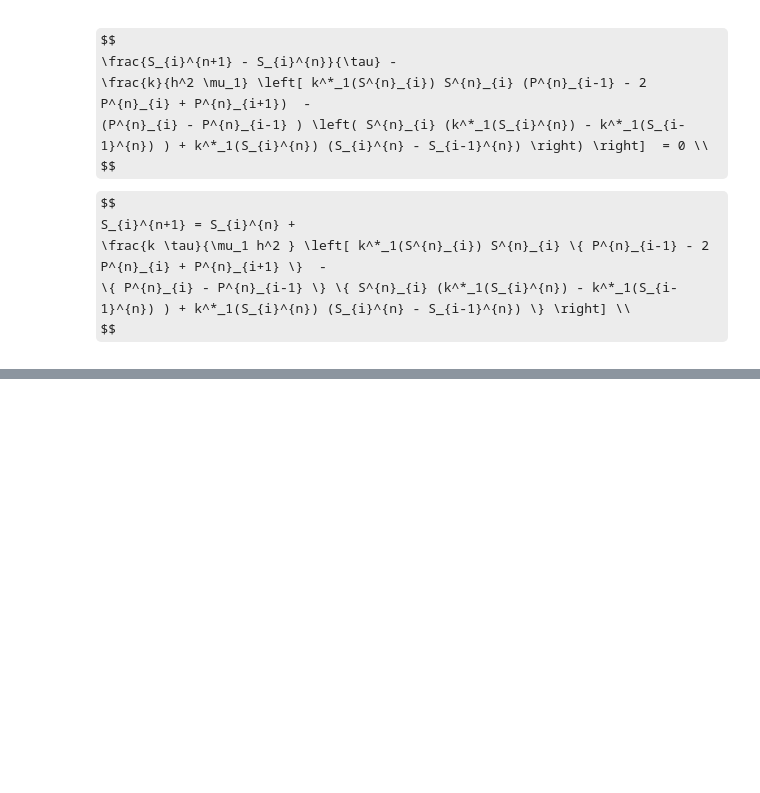
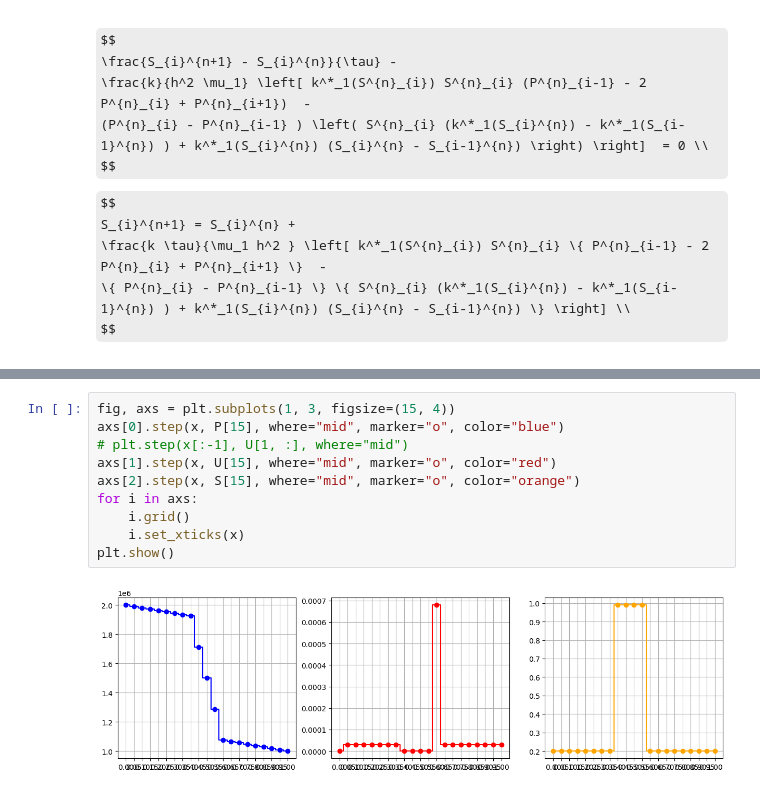
Before and after one commit to lnrSmglln/Carbonate-Acidizing-Modeling, a Jupyter notebook: 2phase.ipynb, the cells around one changed output, grey strips where cells are left out. Drawn from its saved outputs; the diff is of its cells as text; some formulas as TeX source; blank space fills up the shorter version.

```diff
--- a/2phase.ipynb
+++ b/2phase.ipynb
@@ -319,0 +230,12 @@ for n in range(1, Nt-1):
+# %%
+fig, axs = plt.subplots(1, 3, figsize=(15, 4))
+axs[0].step(x, P[15], where="mid", marker="o", color="blue")
+# plt.step(x[:-1], U[1, :], where="mid")
+axs[1].step(x, U[15], where="mid", marker="o", color="red")
+axs[2].step(x, S[15], where="mid", marker="o", color="orange")
+for i in axs:
+    i.grid()
+    i.set_xticks(x)
+plt.show()
+# %% [output]
+[figure, added]
```
Also changed, not shown: parts of 20 cells of this notebook, 1 other file.
